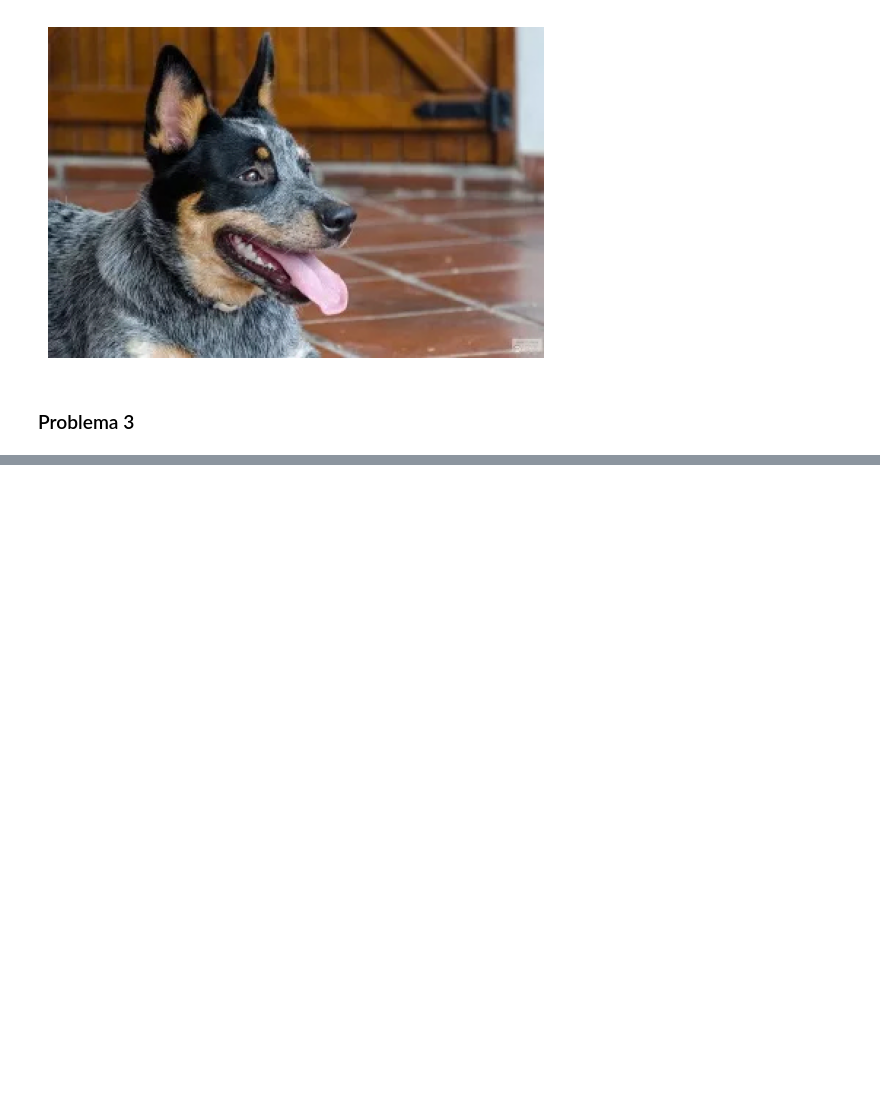
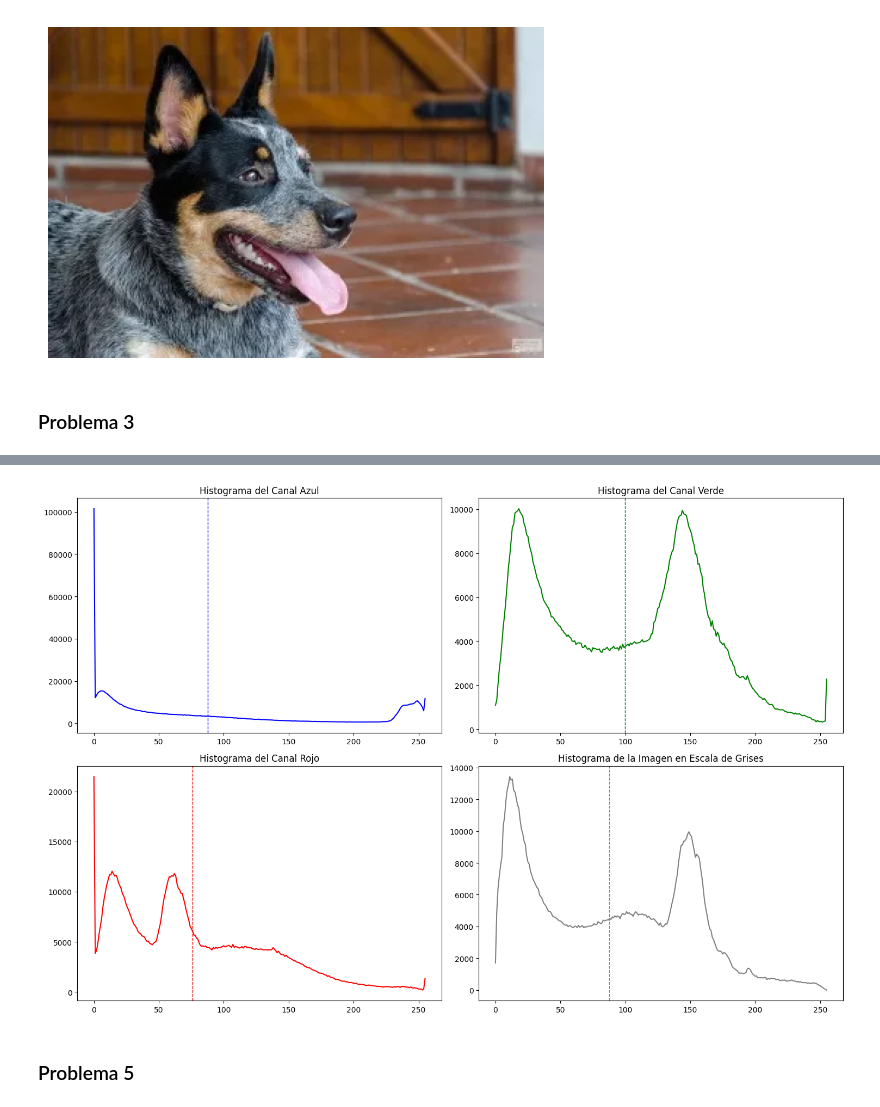
Before and after one commit to luistunag/Laboratorio1_Text_Mining_Imaging_Recognition, a Jupyter notebook: 22003085_LuisTun_Laboratorio1.ipynb, the cells around one changed output, grey strips where cells are left out. Drawn from its saved outputs; the diff is of its cells as text; code cells hidden in the pictures; blank space fills up the shorter version.

```diff
--- a/22003085_LuisTun_Laboratorio1.ipynb
+++ b/22003085_LuisTun_Laboratorio1.ipynb
@@ -94,0 +208,6 @@ img_color = reconstruir_imagen_a_color("perro/perro_salida_gray_azul.jpg", "perr
+# %%
+mostrar_histogramas("tikal.jpeg")
+# %% [output]
+[figure, added]
+# %% [markdown]
+### Problema 5
```
Also changed, not shown: parts of 7 cells of this notebook.
